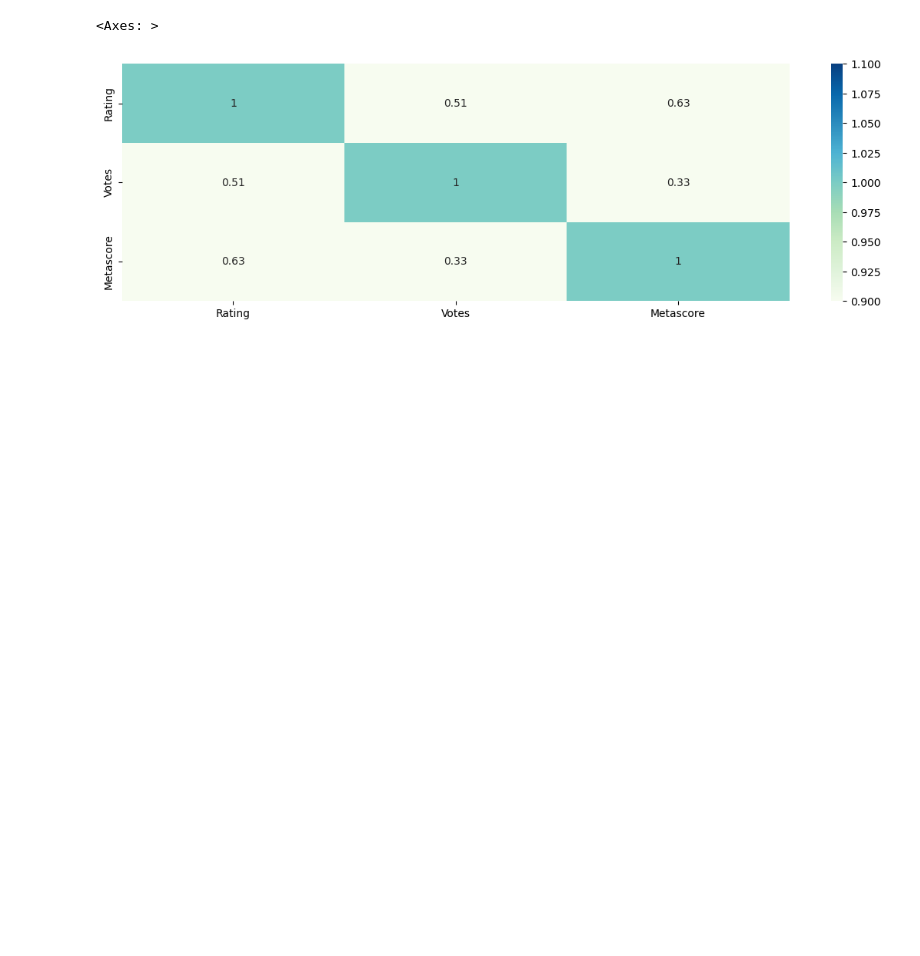
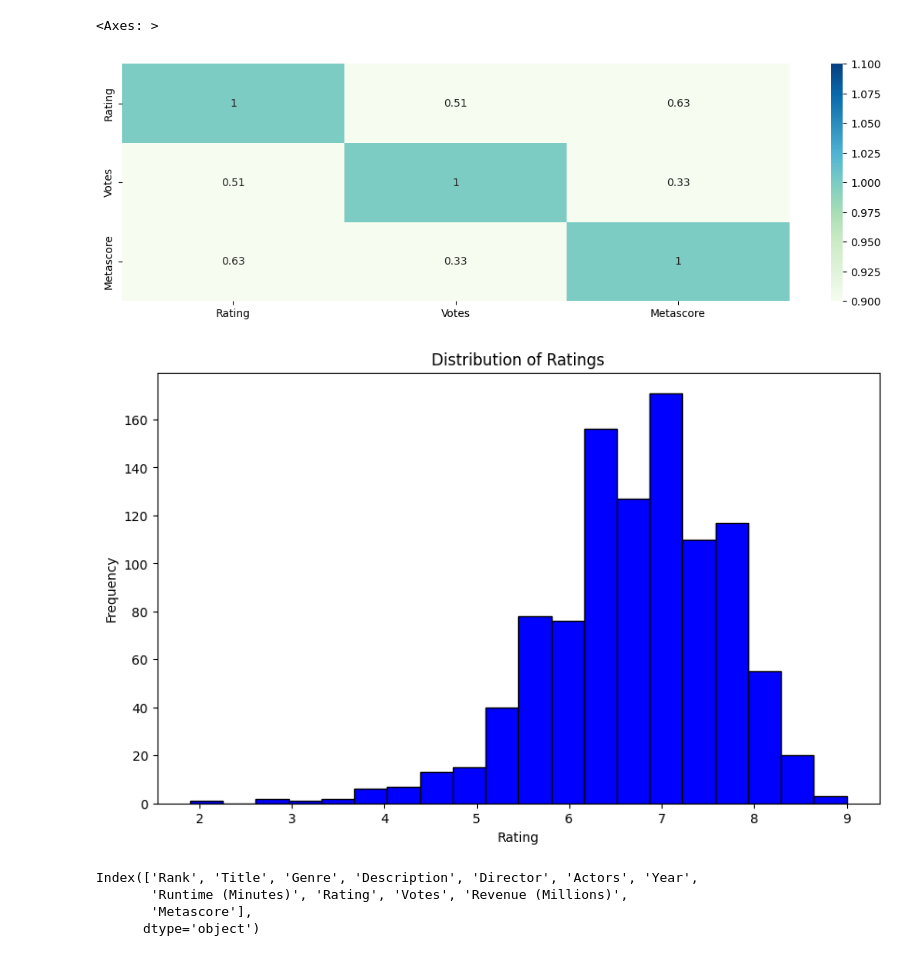
Before and after one commit to 960Subhamsingh/data_analyst_projects, a Jupyter notebook: Movies_analysis/movies.ipynb, the cells around one changed output. Cells and saved outputs as stored; diff of their text form; code cells hidden in the pictures; blank space fills up the shorter version.

```diff
--- a/Movies_analysis/movies.ipynb
+++ b/Movies_analysis/movies.ipynb
@@ -532,3 +615,26 @@ sns.heatmap(cor,vmin=1,vmax=1, cmap="GnBu", annot=True)
 # %% [output]
 <Axes: >
 [figure]
+# %%
+# Assuming 'df' is your DataFrame and it contains 'rating' and 'title' columns
+plt.figure(figsize=(10, 6))
+
+# Plotting the histogram for the 'rating' column
+plt.hist(df['Rating'], bins=20, color='blue', edgecolor='black')
+
+# Adding labels and title
+plt.xlabel('Rating')
+plt.ylabel('Frequency')
+plt.title('Distribution of Ratings')
+
+# Display the histogram
+plt.show()
+# %% [output]
+[figure, added]
+# %%
+df.columns
+# %% [output]
+Index(['Rank', 'Title', 'Genre', 'Description', 'Director', 'Actors', 'Year',
+       'Runtime (Minutes)', 'Rating', 'Votes', 'Revenue (Millions)',
+       'Metascore'],
+      dtype='object')
```
Also changed, not shown: parts of 12 cells of this notebook, 2 other files.
